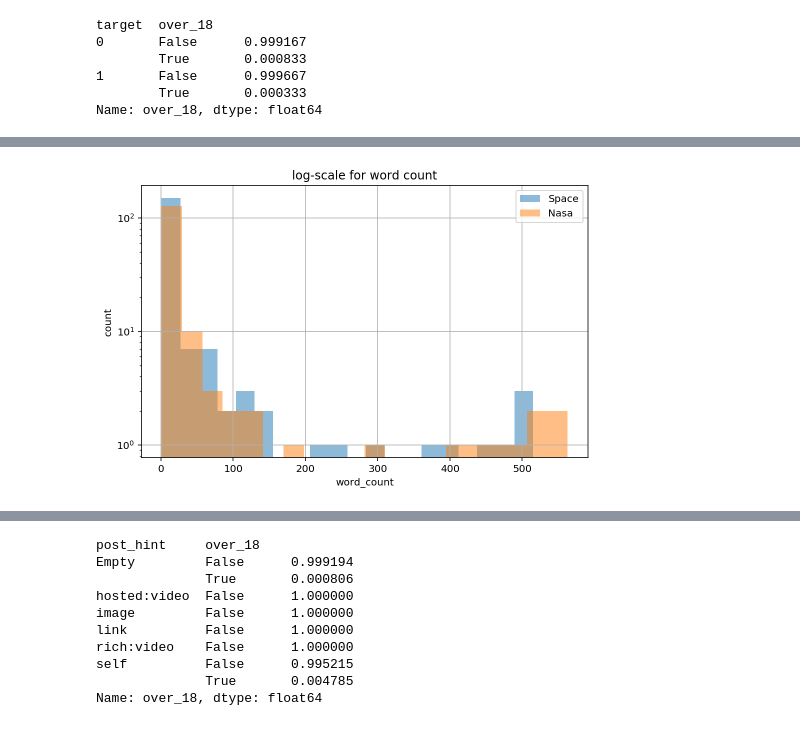
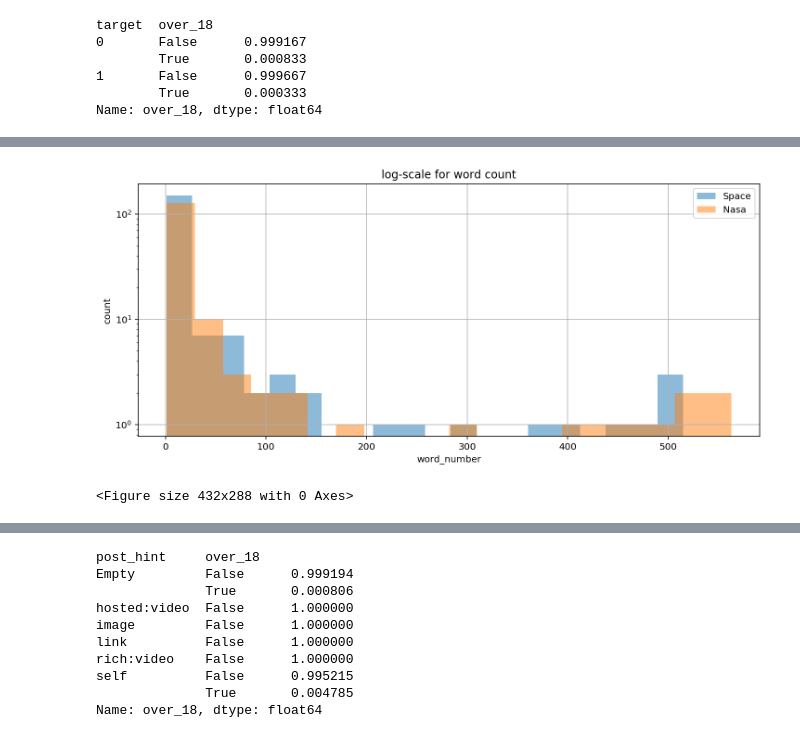
Before and after one commit to Atashnezhad/NLP_Proj2, a Jupyter notebook: Codes/P03_Exploratory_Data_Analysis.ipynb, the cells around one changed output, grey strips where cells are left out. Drawn from its saved outputs; the diff is of its cells as text; code cells hidden in the pictures.

```diff
--- a/Codes/P03_Exploratory data analysis.ipynb
+++ b/Codes/P03_Exploratory_Data_Analysis.ipynb
@@ -322,8 +326,10 @@ Name: word_count*, dtype: int64
 # %%
-plt.figure(figsize=(8,5))
+plt.figure(figsize=(12,5))
 target_grp['word_count*'].value_counts().loc[0].hist(log=True, alpha=0.5, bins=20, label='Space')
 target_grp['word_count*'].value_counts().loc[1].hist(log=True, alpha=0.5, bins=20, label='Nasa')
-plt.xlabel('word_count'); plt.ylabel('count');plt.legend(loc='top-right')
+plt.xlabel('word_number'); plt.ylabel('count');plt.legend(loc='top-right')
 plt.title('log-scale for word count');plt.show()
+plt.savefig("../Figures/plot_5.png")
 # %% [output]
-[figure, old version]
+[figure, new version]
+<Figure size 432x288 with 0 Axes>
```
Also changed, not shown: parts of 60 cells of this notebook, 38 other files.
